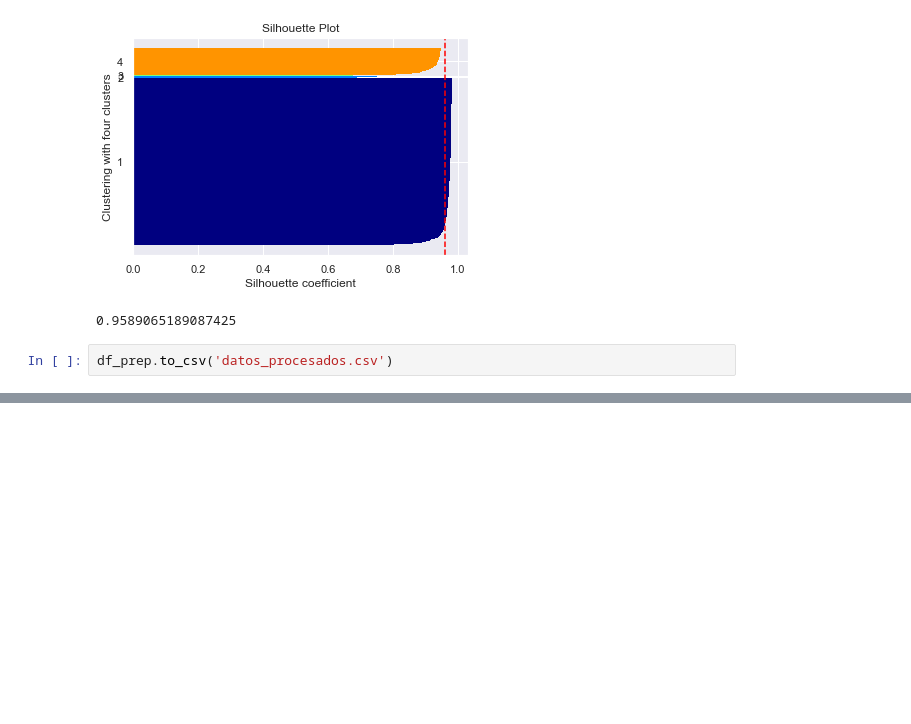
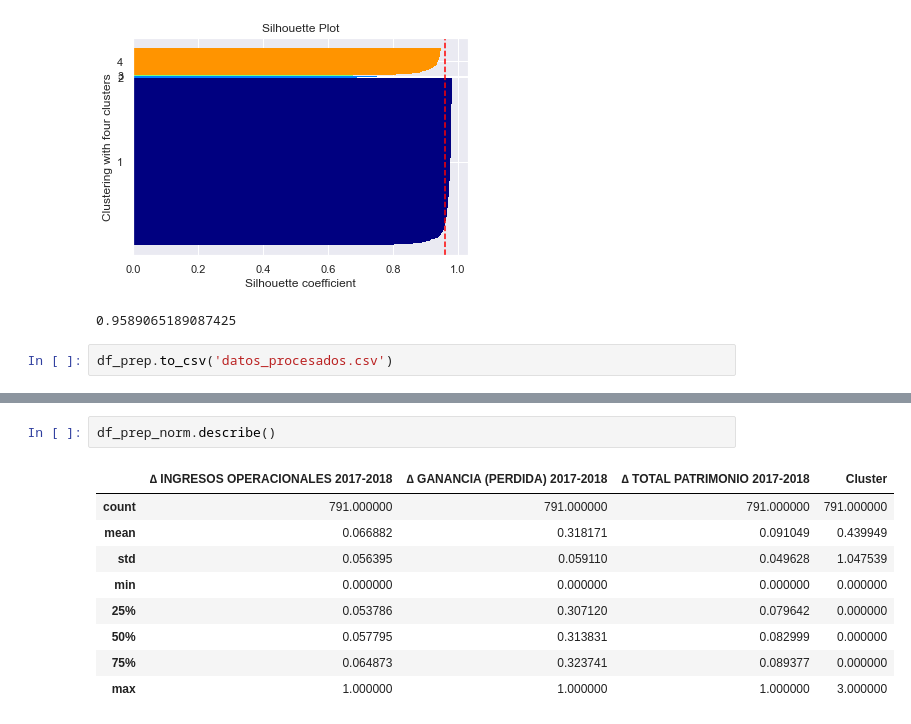
Before and after one commit to PedroVallejoSeade/Laboratorio-2---Clustering, a Jupyter notebook: ClusteringJerárquico.ipynb, the cells around one changed output, grey strips where cells are left out. Drawn from its saved outputs; the diff is of its cells as text; blank space fills up the shorter version.

```diff
--- a/ClusteringJerárquico.ipynb
+++ b/ClusteringJerárquico.ipynb
@@ -468,0 +482,12 @@ df_prep.to_csv('datos_procesados.csv')
+# %%
+df_prep_norm.describe()
+# %% [output]
+|  | ∆ INGRESOS OPERACIONALES 2017-2018 | ∆ GANANCIA (PERDIDA) 2017-2018 | ∆ TOTAL PATRIMONIO 2017-2018 | Cluster |
+| count | 791.000000 | 791.000000 | 791.000000 | 791.000000 |
+| mean | 0.066882 | 0.318171 | 0.091049 | 0.439949 |
+| std | 0.056395 | 0.059110 | 0.049628 | 1.047539 |
+| min | 0.000000 | 0.000000 | 0.000000 | 0.000000 |
+| 25% | 0.053786 | 0.307120 | 0.079642 | 0.000000 |
+| 50% | 0.057795 | 0.313831 | 0.082999 | 0.000000 |
+| 75% | 0.064873 | 0.323741 | 0.089377 | 0.000000 |
+| max | 1.000000 | 1.000000 | 1.000000 | 3.000000 |
```
Also changed, not shown: parts of 2 cells of this notebook, 7 other files.
